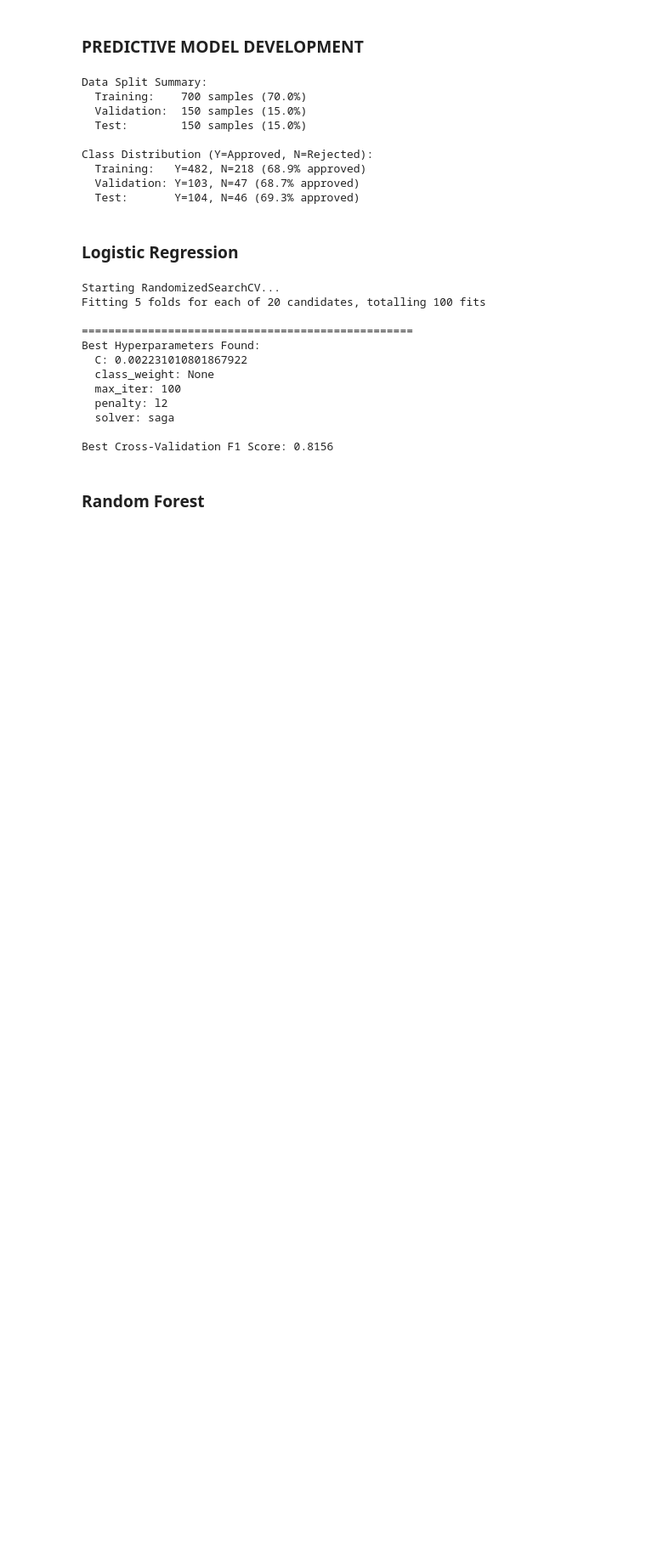
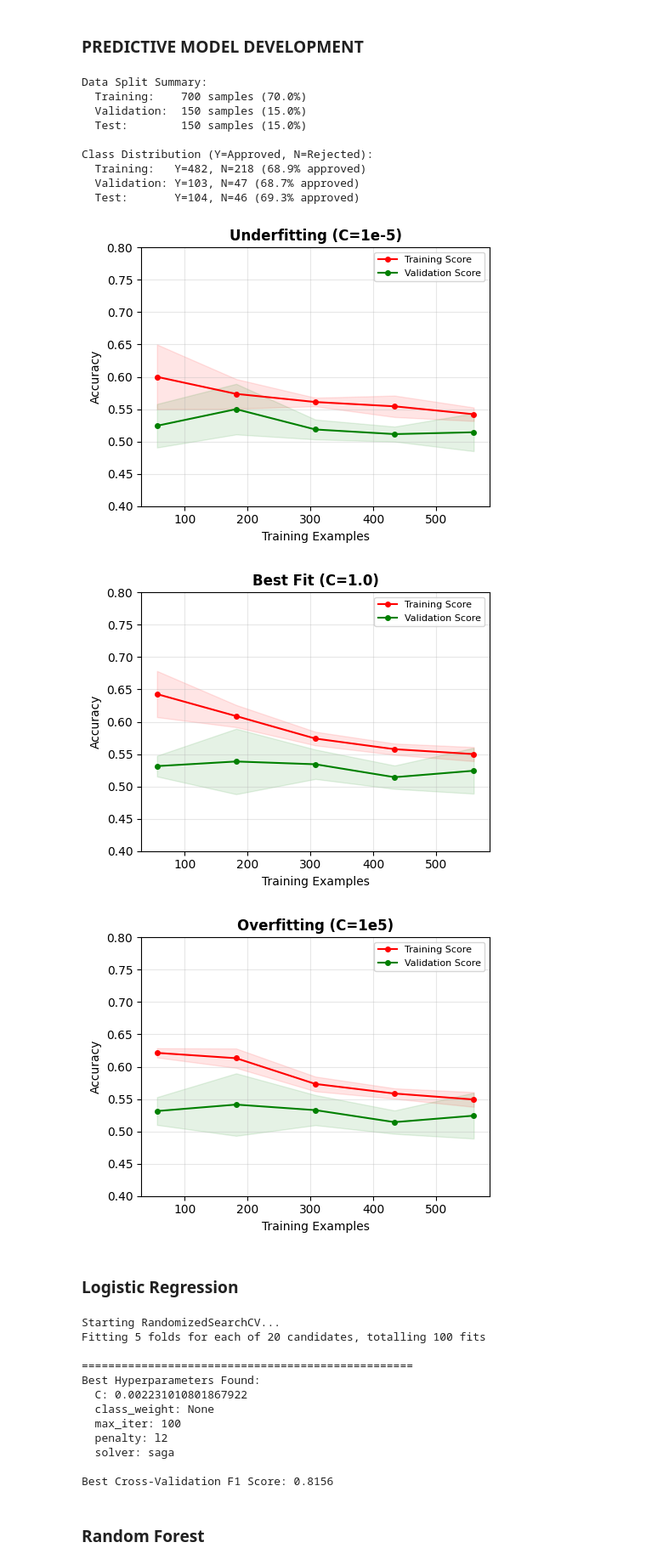
Before and after one commit to yicikek/DataMining_GP1, a Jupyter notebook: wie3007-gp1.ipynb, the cells around one changed output. Shown at 85% size. Cells and saved outputs as stored; diff of their text form; code cells hidden in the pictures; blank space fills up the shorter version.

Commit message:
added under, best, over fit for logistic

```diff
--- a/wie3007-gp1.ipynb
+++ b/wie3007-gp1.ipynb
@@ -464,6 +464,13 @@ The boxplot shows that applicants with lower loan-to-income ratios are more like
 # %% [markdown]
 ### **FEATURE IMPORTANCE ANALYSIS**
 Using Random Forest to determine feature importance for Loan_Status prediction.
+# %%
+import pandas as pd
+
+try:
+    df == None
+except:
+    df = pd.read_csv("final_synthetic_financial_data_feature_engineered.csv")
 # %%
 from sklearn.ensemble import RandomForestClassifier
 from sklearn.preprocessing import LabelEncoder
@@ -591,6 +598,70 @@ Class Distribution (Y=Approved, N=Rejected):
   Training:   Y=482, N=218 (68.9% approved)
   Validation: Y=103, N=47 (68.7% approved)
   Test:       Y=104, N=46 (69.3% approved)
+# %%
+import matplotlib.pyplot as plt
+import numpy as np
+from sklearn.model_selection import learning_curve
+from sklearn.linear_model import LogisticRegression
+from sklearn.preprocessing import StandardScaler
+from sklearn.pipeline import make_pipeline
+
+def plot_learning_curve_with_scaling(C_value, title, X, y):
+    plt.figure(figsize=(5, 4))
+
+    model_pipeline = make_pipeline(
+        StandardScaler(),
+        LogisticRegression(C=C_value, class_weight='balanced', max_iter=2000, solver='lbfgs')
+    )
+
+    train_sizes, train_scores, test_scores = learning_curve(
+        model_pipeline, X, y, cv=5, n_jobs=-1,
+        train_sizes=np.linspace(0.1, 1.0, 5),
+        scoring='accuracy'
+    )
+
+    train_scores_mean = np.mean(train_scores, axis=1)
+    train_scores_std = np.std(train_scores, axis=1)
+    test_scores_mean = np.mean(test_scores, axis=1)
+    test_scores_std = np.std(test_scores, axis=1)
+
+    plt.grid(True, alpha=0.3)
+    plt.fill_between(train_sizes, train_scores_mean - train_scores_std,
+                     train_scores_mean + train_scores_std, alpha=0.1, color="r")
+    plt.fill_between(train_sizes, test_scores_mean - test_scores_std,
+                     test_scores_mean + test_scores_std, alpha=0.1, color="g")
+
+    plt.plot(train_sizes, train_scores_mean, 'o-', color="r", label="Training Score", markersize=4)
+    plt.plot(train_sizes, test_scores_mean, 'o-', color="g", label="Validation Score", markersize=4)
+
+    plt.title(title, fontsize=12, fontweight='bold')
+    plt.xlabel("Training Examples", fontsize=10)
+    plt.ylabel("Accuracy", fontsize=10)
+    plt.legend(loc="best", fontsize=8)
+
+    # Fix y-axis to be consistent
+    plt.ylim(0.4, 0.8)
+
+    plt.tight_layout()
+    plt.show()
+
+
+# 1. UNDERFIT (High Bias)
+# Extremely strong regularization prevents learning even with scaled data
+plot_learning_curve_with_scaling(0.00001, "Underfitting (C=1e-5)", X_train, y_train)
+
+# 2. BEST FIT (Optimal)
+# Note: Since we are now scaling, the 'Optimal' C might have shifted.
+# 1.0 is the default and usually a good starting point for scaled data.
+plot_learning_curve_with_scaling(1.0, "Best Fit (C=1.0)", X_train, y_train)
+
+# 3. OVERFIT (High Variance)
+# Very weak regularization.
+plot_learning_curve_with_scaling(100000, "Overfitting (C=1e5)", X_train, y_train)
+# %% [output]
+[figure, added]
+[figure, added]
+[figure, added]
 # %% [markdown]
 ### Logistic Regression
 # %%
```
